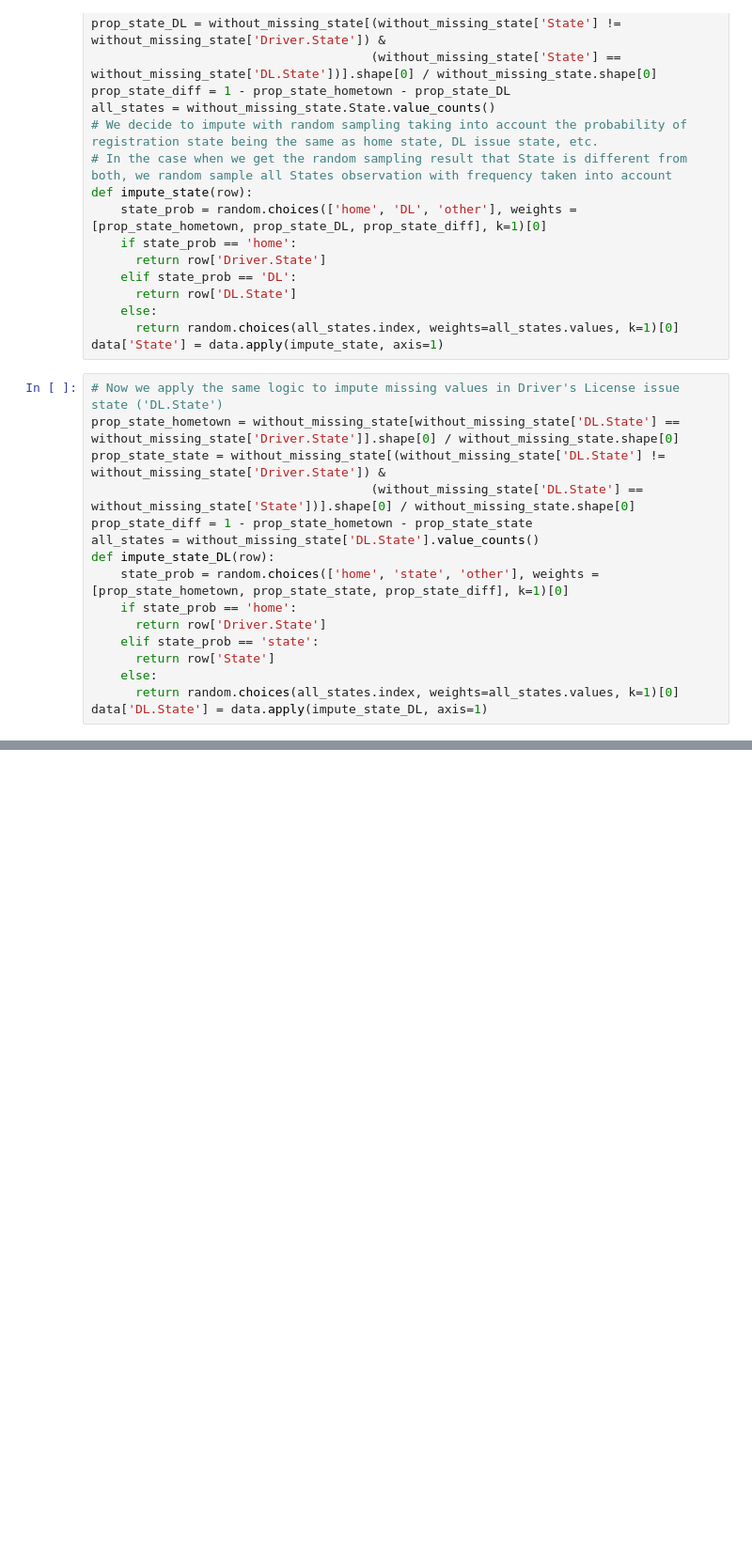
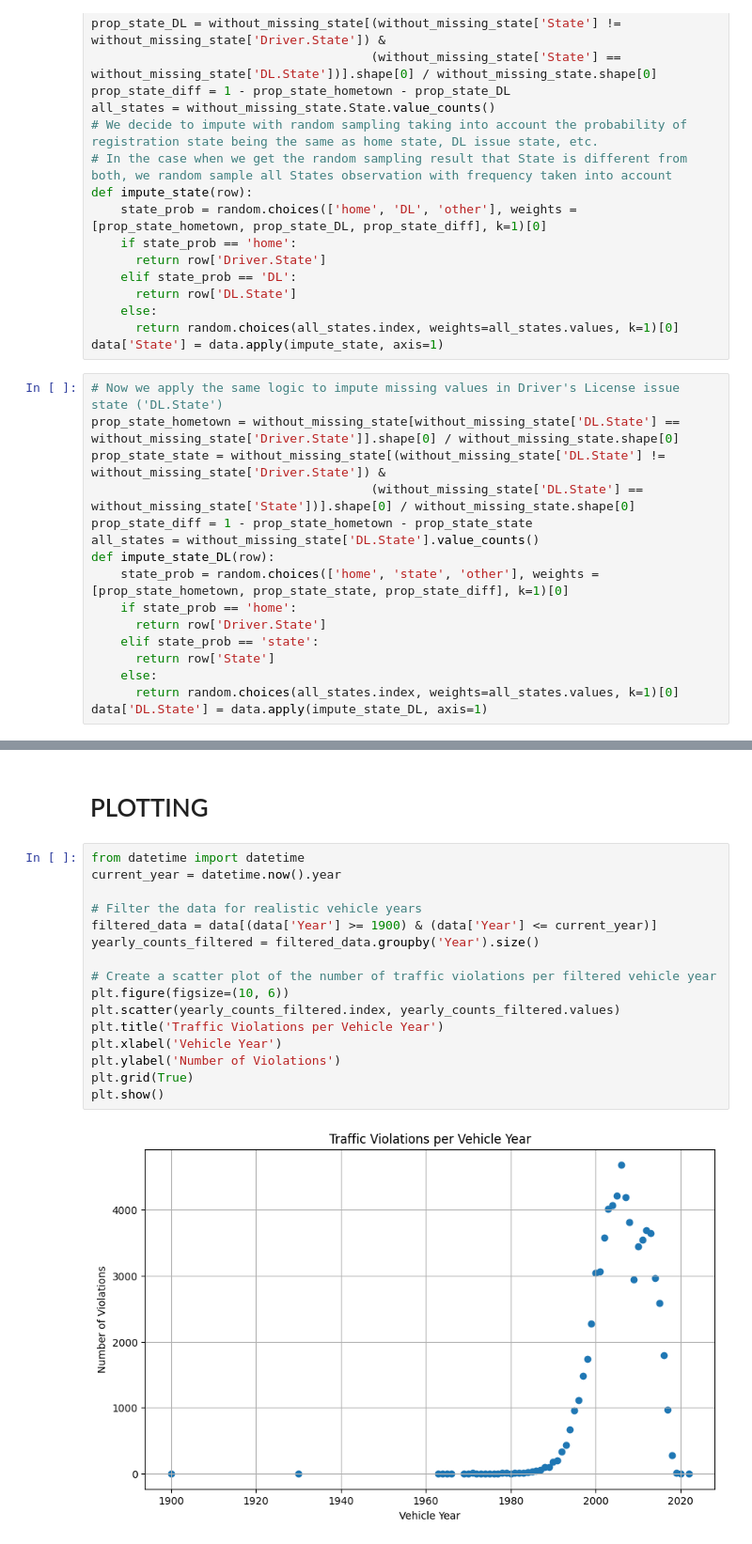
Before and after one commit to devPach4545/CSE_151A, a Jupyter notebook: CSE_151A_Project.ipynb, the cells around one changed output, grey strips where cells are left out. Shown: that part at 94% size. Cells and saved outputs as stored; diff of their text form; blank space fills up the shorter version.

```diff
--- a/CSE_151A_Project.ipynb
+++ b/CSE_151A_Project.ipynb
@@ -343,0 +341,20 @@ print(data.isnull().sum().sum())
+# %% [markdown]
+# PLOTTING
+# %%
+from datetime import datetime
+current_year = datetime.now().year
+
+# Filter the data for realistic vehicle years
+filtered_data = data[(data['Year'] >= 1900) & (data['Year'] <= current_year)]
+yearly_counts_filtered = filtered_data.groupby('Year').size()
+
+# Create a scatter plot of the number of traffic violations per filtered vehicle year
+plt.figure(figsize=(10, 6))
+plt.scatter(yearly_counts_filtered.index, yearly_counts_filtered.values)
+plt.title('Traffic Violations per Vehicle Year')
+plt.xlabel('Vehicle Year')
+plt.ylabel('Number of Violations')
+plt.grid(True)
+plt.show()
+# %% [output]
+[figure, added]
```
Also changed, not shown: parts of 5 cells of this notebook.
